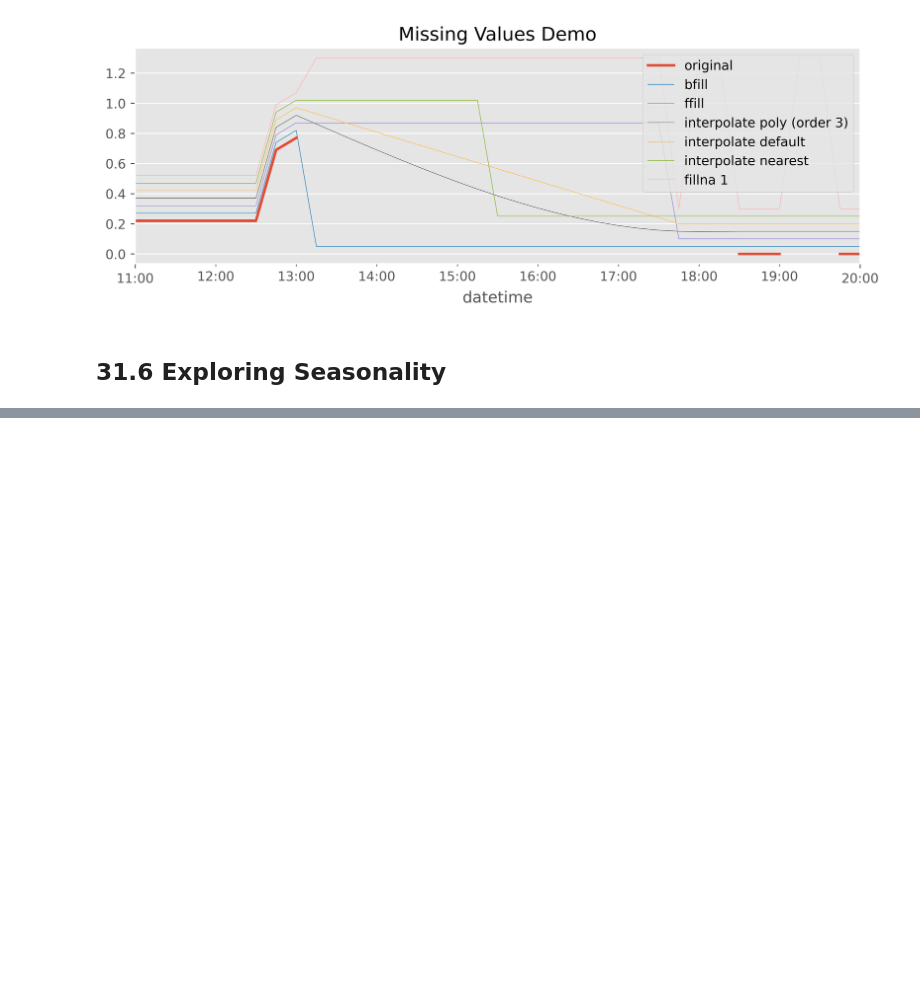
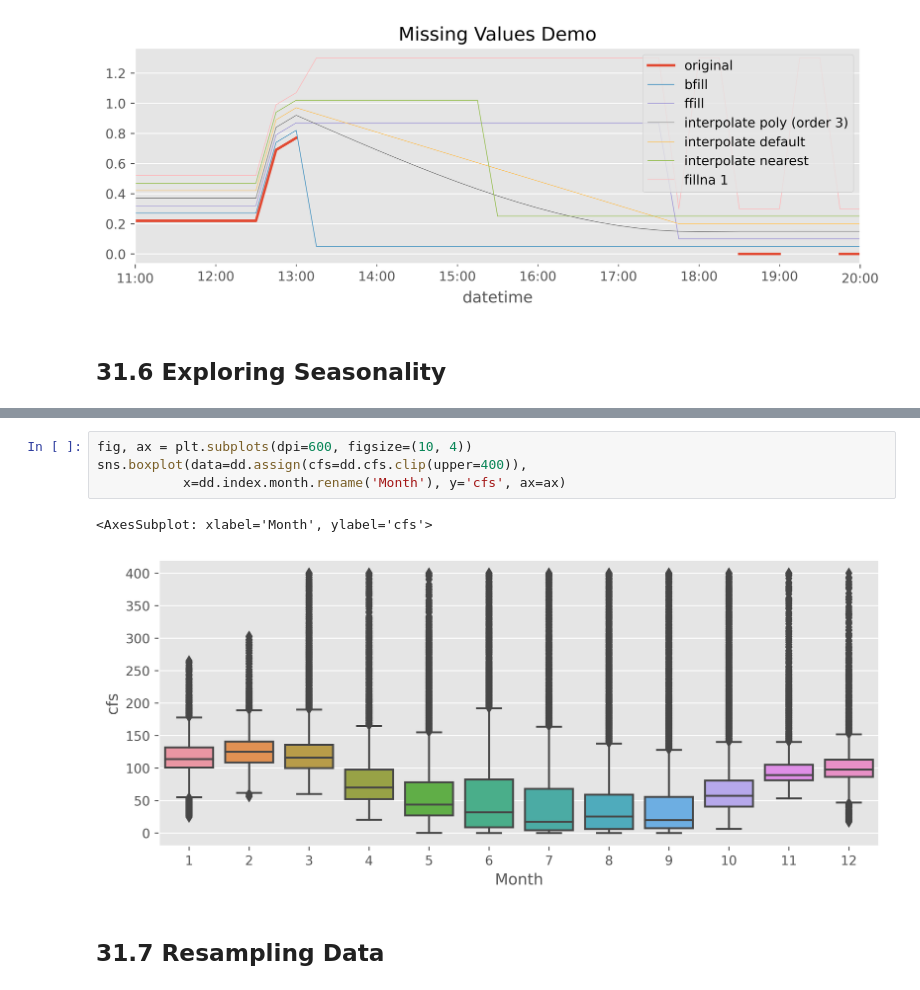
Before and after one commit to pydatawrangler/eda_ref, a Jupyter notebook: book-effective-pandas/effective_pandas_12_chap31.ipynb, the cells around one changed output, grey strips where cells are left out. Saved outputs shown, nothing was run; the diff lists cells and outputs as text; blank space fills up the shorter version.

```diff
--- a/book-effective-pandas/effective_pandas_12_chap31.ipynb
+++ b/book-effective-pandas/effective_pandas_12_chap31.ipynb
@@ -264,0 +309,9 @@ Text(0.5, 1.0, 'Missing Values Demo')
+# %%
+fig, ax = plt.subplots(dpi=600, figsize=(10, 4))
+sns.boxplot(data=dd.assign(cfs=dd.cfs.clip(upper=400)),
+           x=dd.index.month.rename('Month'), y='cfs', ax=ax)
+# %% [output]
+<AxesSubplot: xlabel='Month', ylabel='cfs'>
+[figure, added]
+# %% [markdown]
+## 31.7 Resampling Data
```
Also changed, not shown: parts of 20 cells of this notebook.
